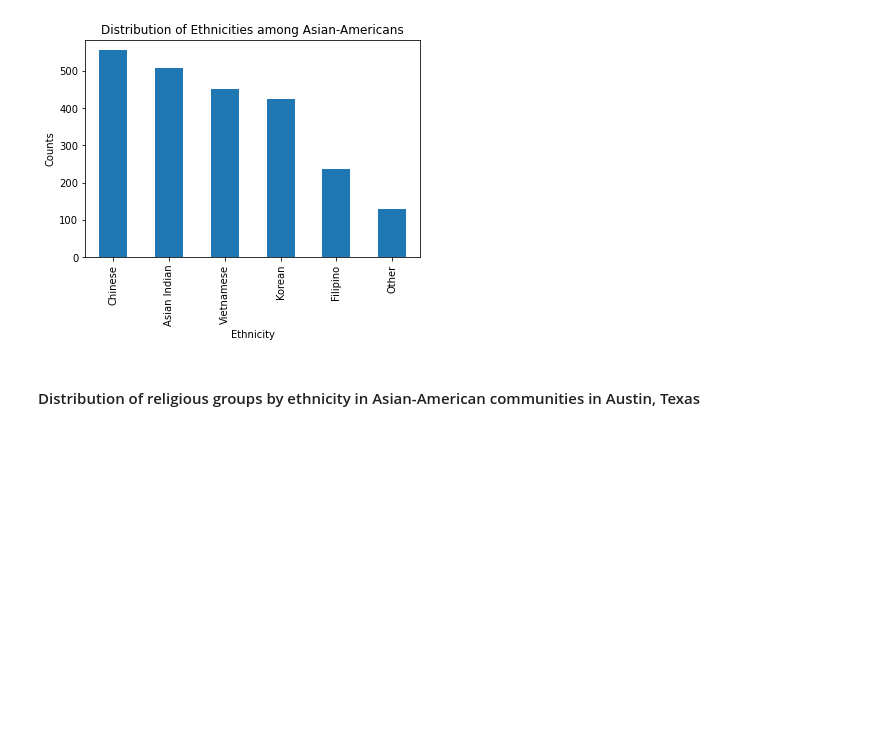
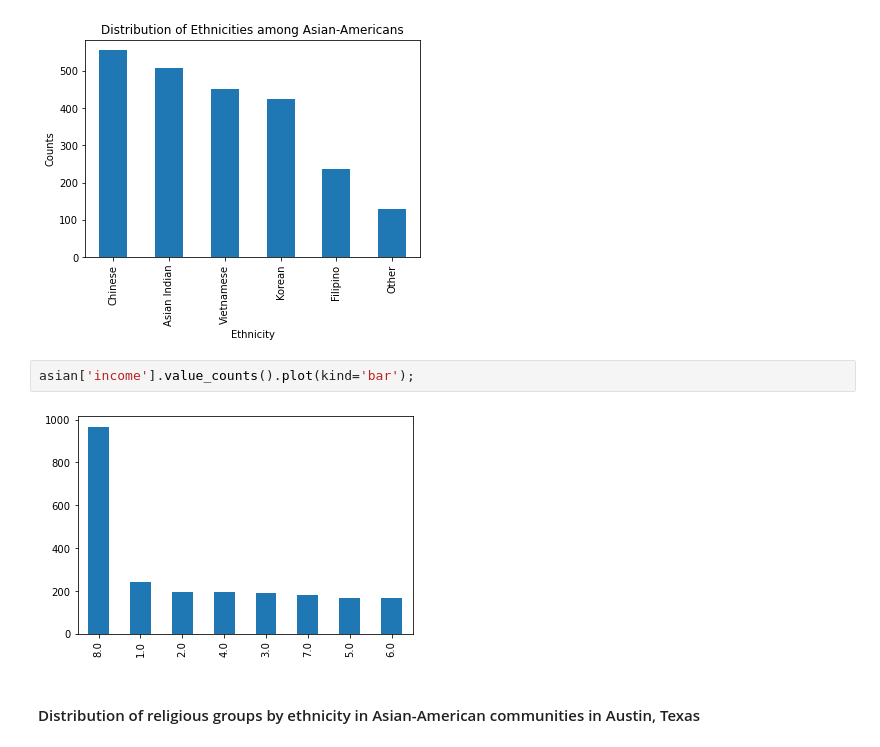
Before and after one commit to lincychen/INFO2950-FinalProject, a Jupyter notebook: lincyedits.ipynb, the cells around one changed output. Saved outputs shown, nothing was run; the diff lists cells and outputs as text; blank space fills up the shorter version.

```diff
--- a/lincyedits.ipynb
+++ b/lincyedits.ipynb
@@ -352,6 +393,10 @@ plt.xlabel("Ethnicity")
 plt.ylabel("Counts");
 # %% [output]
 [figure]
+# %%
+asian['income'].value_counts().plot(kind='bar');
+# %% [output]
+[figure, added]
 # %% [markdown]
 #### Distribution of religious groups by ethnicity in Asian-American communities in Austin, Texas
 # %%
```
Also changed, not shown: parts of 44 cells of this notebook.
